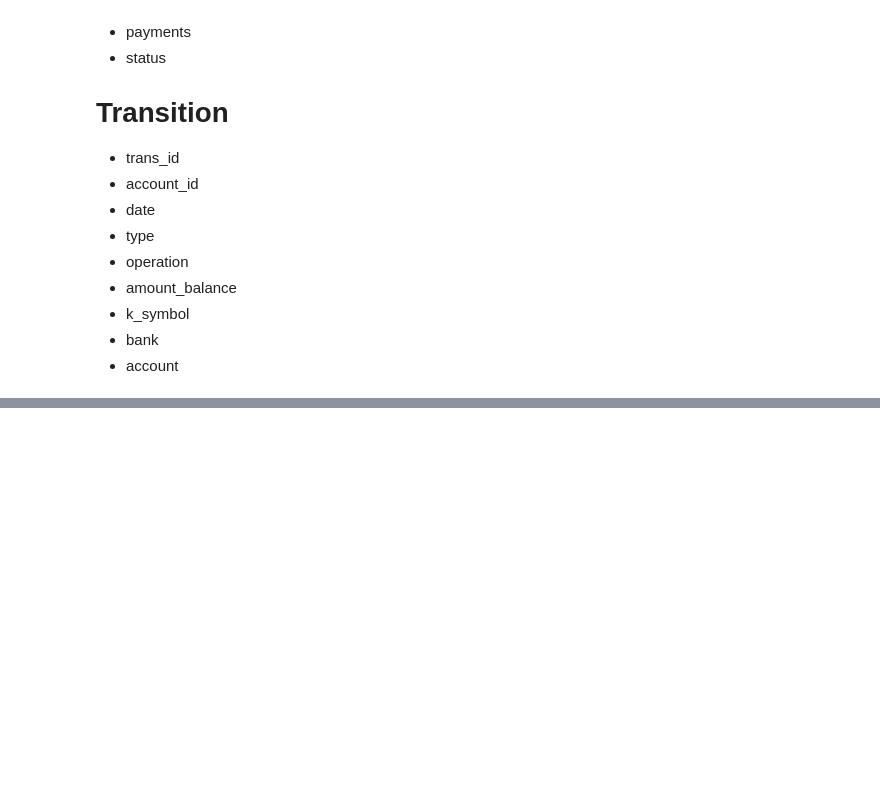
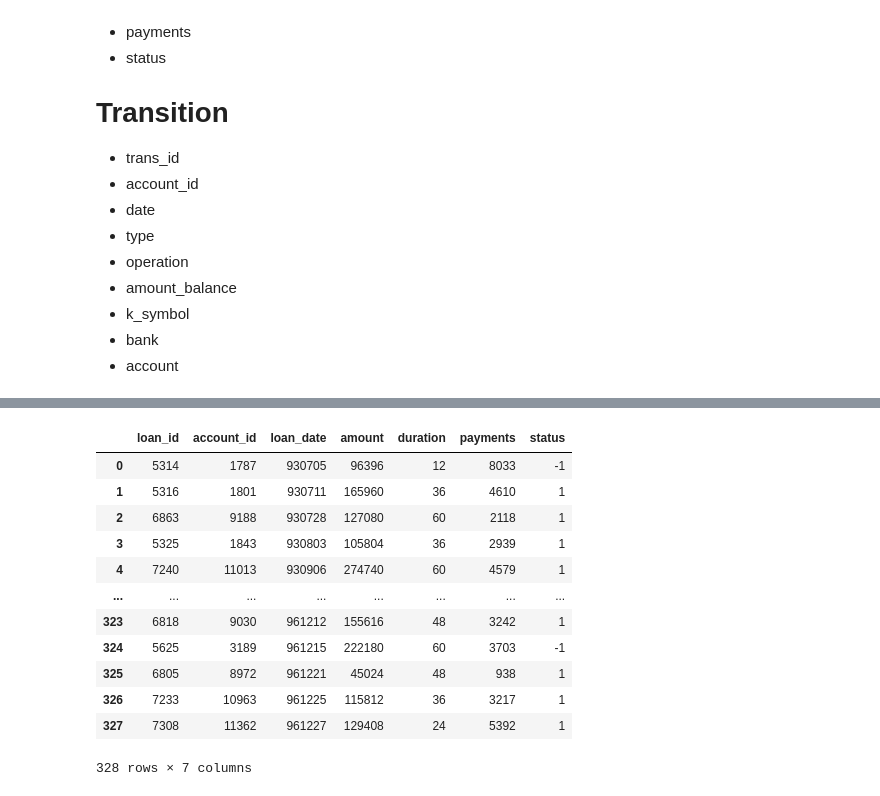
Before and after one commit to RicardoBoia2017/FEUP_ECAC, a Jupyter notebook: Project.ipynb, the cells around one changed output, grey strips where cells are left out. Saved outputs shown, nothing was run; the diff lists cells and outputs as text; code cells hidden in the pictures; blank space fills up the shorter version.

```diff
--- a/Project.ipynb
+++ b/Project.ipynb
@@ -227,0 +243,16 @@ def cross_validationScores(modelName, model, X, y, n_folds=10):
+# %%
+loan_train
+# %% [output]
+|  | loan_id | account_id | loan_date | amount | duration | payments | status |
+| 0 | 5314 | 1787 | 930705 | 96396 | 12 | 8033 | -1 |
+| 1 | 5316 | 1801 | 930711 | 165960 | 36 | 4610 | 1 |
+| 2 | 6863 | 9188 | 930728 | 127080 | 60 | 2118 | 1 |
+| 3 | 5325 | 1843 | 930803 | 105804 | 36 | 2939 | 1 |
+| 4 | 7240 | 11013 | 930906 | 274740 | 60 | 4579 | 1 |
+| ... | ... | ... | ... | ... | ... | ... | ... |
+| 323 | 6818 | 9030 | 961212 | 155616 | 48 | 3242 | 1 |
+| 324 | 5625 | 3189 | 961215 | 222180 | 60 | 3703 | -1 |
+| 325 | 6805 | 8972 | 961221 | 45024 | 48 | 938 | 1 |
+| 326 | 7233 | 10963 | 961225 | 115812 | 36 | 3217 | 1 |
+| 327 | 7308 | 11362 | 961227 | 129408 | 24 | 5392 | 1 |
+328 rows × 7 columns
```
Also changed, not shown: parts of 20 cells of this notebook.
